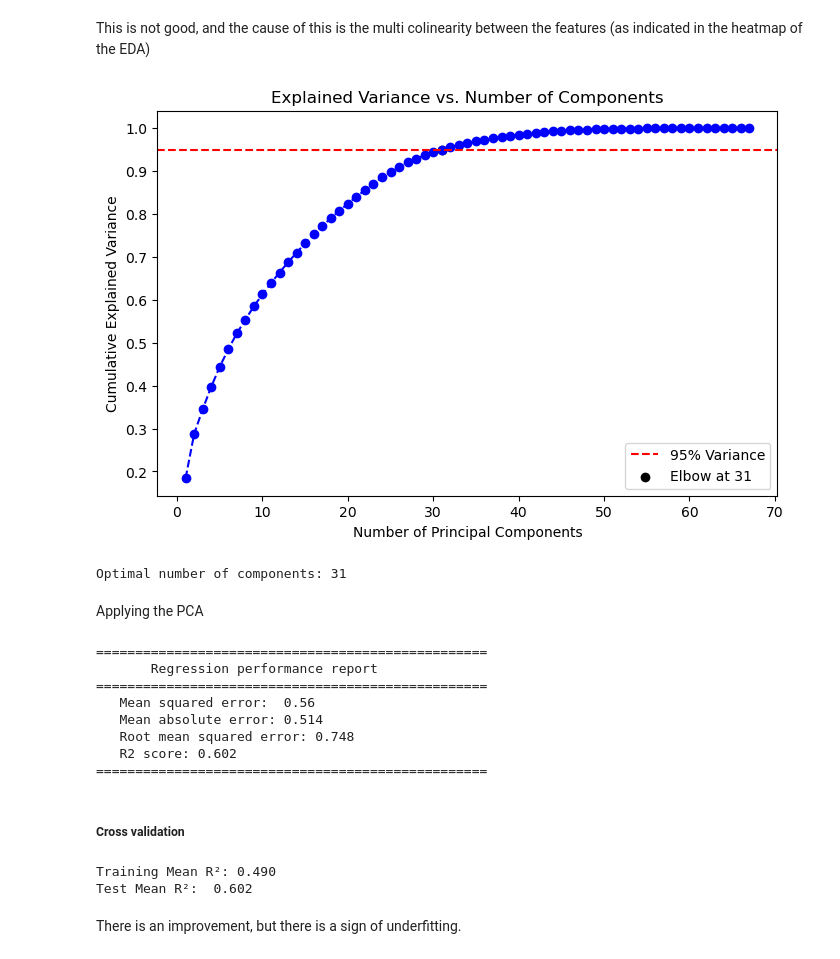
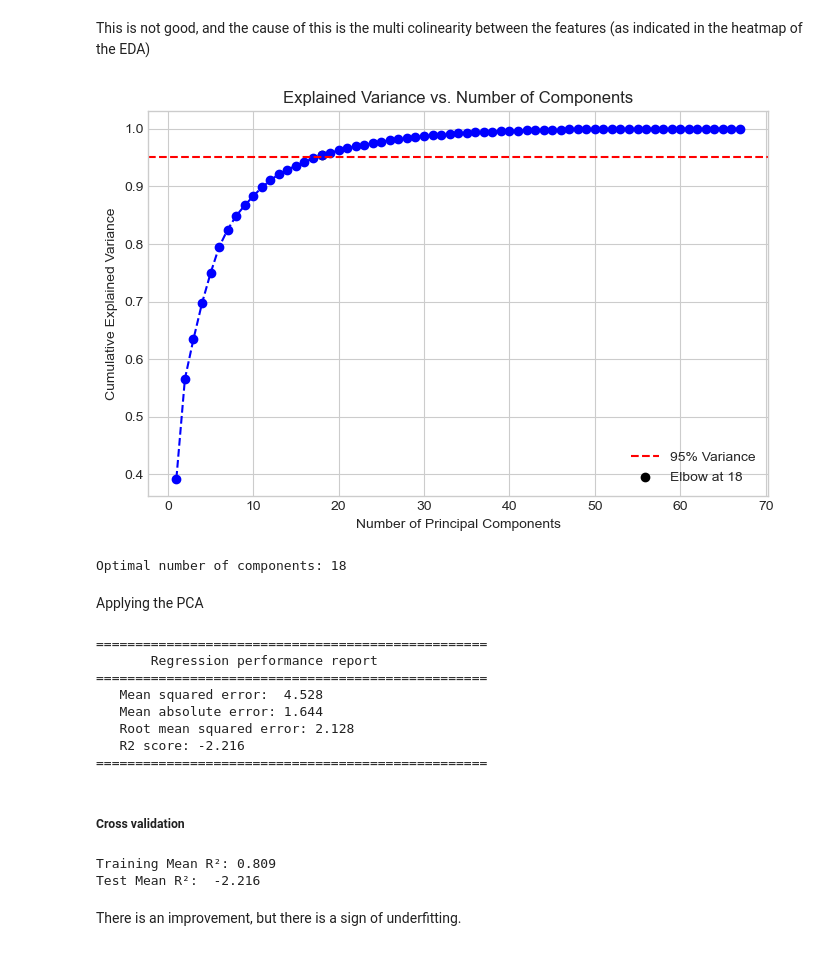
Before and after one commit to abid-sara/Automobile, a Jupyter notebook: notebooks/automobile.ipynb, the cells around one changed output. Saved outputs shown, nothing was run; the diff lists cells and outputs as text; code cells hidden in the pictures.

```diff
--- a/notebooks/automobile.ipynb
+++ b/notebooks/automobile.ipynb
@@ -571,0 +581,15 @@ import seaborn as sns
+# %%
+#The no
+X_train_original_scale = X_train_processed_not_stand.reset_index(drop=True)
+y_train_original_scale = y_train.reset_index(drop=True)
+
+X_test_original_scale = X_test_processed_not_stand.reset_index(drop=True)
+y_test_original_scale = y_test.reset_index(drop=True)
+
+print(y_test_original_scale)
+
+X_train = X_train_processed.reset_index(drop=True)
+y_train = y_train_scaled.reset_index(drop=True)
+
+X_test = X_test_processed.reset_index(drop=True)
+y_test = y_test_scaled.reset_index(drop=True)
@@ -624,9 +666,3 @@ def plot_qq(residuals):
     plt.title("QQ Plot of Residuals")
     plt.grid(True)
     plt.show()
-# %%
-X_train = pd.read_csv("x_train.csv",index_col=0)
-y_train = pd.read_csv("y_train.csv" ,index_col=0)
-
-X_test = pd.read_csv("x_test.csv",index_col=0)
-y_test = pd.read_csv("y_test.csv",index_col=0)
@@ -893,6 +863,0 @@ def plot_qq(residuals):
-# %%
-X_train = pd.read_csv("x_train_not_standard.csv",index_col=0)
-y_train = pd.read_csv("y_train_not_standard.csv" ,index_col=0)
-
-X_test = pd.read_csv("x_test_not_standard.csv",index_col=0)
-y_test = pd.read_csv("y_test_not_standard.csv",index_col=0)
@@ -911,7 +870,7 @@ y_test_stand = scaler.transform(y_test.values.reshape(-1, 1))
 # %%
 linear_regressor = LinearRegression()
 
-linear_regressor.fit(X_train_stand, y_train_stand)
+linear_regressor.fit(X_train, y_train)
 # %% [output]
 LinearRegression()
 # %% [markdown]
@@ -973,30 +936,30 @@ plot_actual_predicted(y_test_stand, prediction1)
 This is not good, and the cause of this is the multi colinearity between the features (as indicated in the heatmap of the EDA)
 # %%
 pca = PCA()
-X_pca = pca.fit_transform(X_train_stand)
+X_pca = pca.fit_transform(X_train)
 explained_variance = np.cumsum(pca.explained_variance_ratio_)
 
 #visualisation
 
 plt.figure(figsize=(8, 5))
 plt.plot(range(1, len(explained_variance) + 1), explained_variance, marker='o', linestyle='--', color='b')
 plt.xlabel("Number of Principal Components")
 plt.ylabel("Cumulative Explained Variance")
 plt.title("Explained Variance vs. Number of Components")
 
 
 plt.axhline(y=0.95, color="r", linestyle="--", label="95% Variance")
 
 
 optimal_components = np.argmax(explained_variance >= 0.95) + 1
 plt.scatter(optimal_components, explained_variance[optimal_components - 1], color='black', label=f"Elbow at {optimal_components}")
 plt.legend()
 plt.show()
 
 print(f"Optimal number of components: {optimal_components}")
 # %% [output]
-[figure, old version]
+[figure, new version]
-Optimal number of components: 31
+Optimal number of components: 18
 # %% [markdown]
 Applying the PCA
 # %%
@@ -1007,26 +970,26 @@ X_test_pca = pca.fit_transform(X_test_stand)
 # %%
-linear_regressor.fit(X_train_pca, y_train_stand)
+linear_regressor.fit(X_train_pca, y_train)
 predicted2 = linear_regressor.predict(X_test_pca)
 
-regression_report(predicted2, y_test_stand)
+regression_report(predicted2, y_test)
 # %% [output]
 ==================================================
        Regression performance report
 ==================================================
-   Mean squared error:  0.56
-   Mean absolute error: 0.514
-   Root mean squared error: 0.748
-   R2 score: 0.602
+   Mean squared error:  4.528
+   Mean absolute error: 1.644
+   Root mean squared error: 2.128
+   R2 score: -2.216
 ==================================================
 # %% [markdown]
 ##### Cross validation
 # %%
-scores = cross_validate(linear_regressor, X_train_pca, y_train_stand, cv=5, scoring='r2')
+scores = cross_validate(linear_regressor, X_train_pca, y_train, cv=5, scoring='r2')
 print(f"Training Mean R²: {scores['test_score'].mean():.3f}")
 
-print(f"Test Mean R²:  {r2_score(y_test_stand, predicted2):.3f}")
+print(f"Test Mean R²:  {r2_score(y_test, predicted2):.3f}")
 # %% [output]
-Training Mean R²: 0.490
-Test Mean R²:  0.602
+Training Mean R²: 0.809
+Test Mean R²:  -2.216
 # %% [markdown]
 There is an improvement, but there is a sign of underfitting.
```
Also changed, not shown: parts of 77 cells of this notebook, 1 other file.
